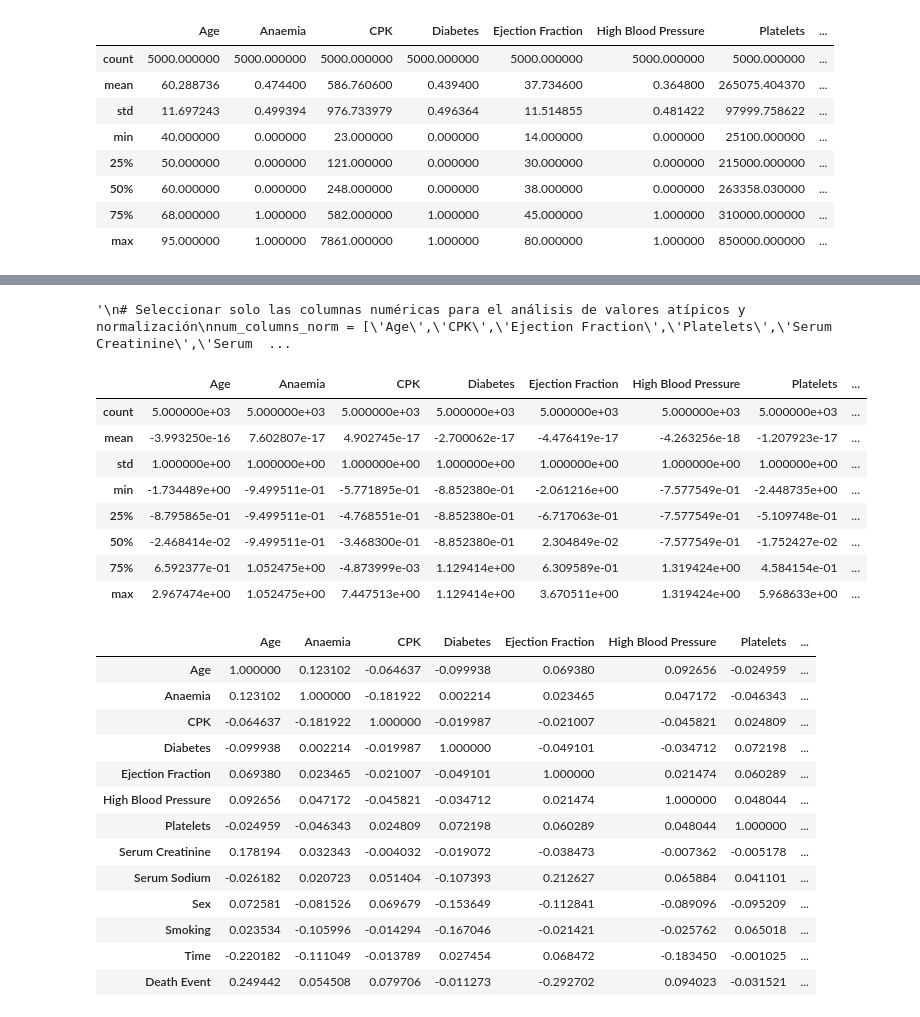
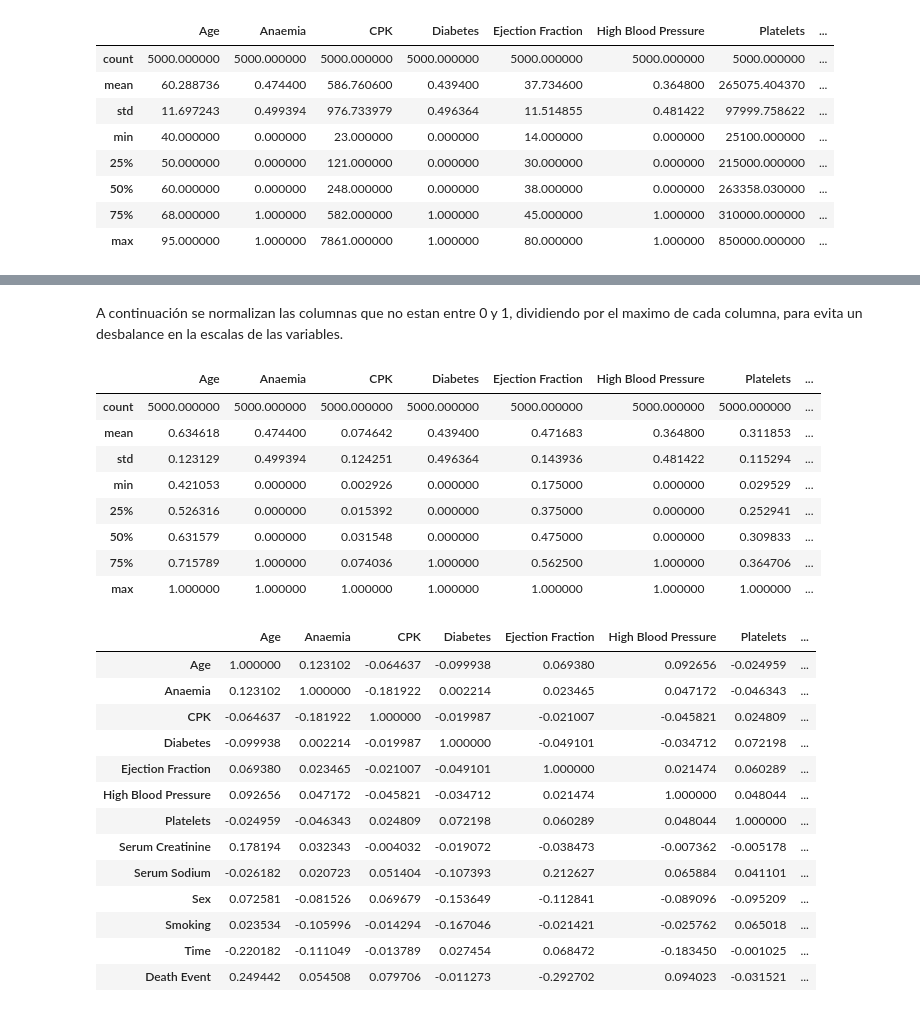
Before and after one commit to AliMarinaa/Tp-Final-Mate-3, a Jupyter notebook: TpFinal.ipynb, the cells around one changed output, grey strips where cells are left out. Drawn from its saved outputs; the diff is of its cells as text; code cells hidden in the pictures.

```diff
--- a/TpFinal.ipynb
+++ b/TpFinal.ipynb
@@ -98,37 +107,19 @@ dtype: float64
-# %%
-'''
-# Seleccionar solo las columnas numéricas para el análisis de valores atípicos y normalización
-num_columns_norm = ['Age','CPK','Ejection Fraction','Platelets','Serum Creatinine','Serum Sodium']
-
-# Calcular la media y la desviación estándar de cada columna numérica seleccionada
-means = df[num_columns_norm].mean()
-stds = df[num_columns_norm].std()
-
-# Normalizar las características numéricas utilizando Z-score normalization
-df_normalized = df.copy()  # Crear una copia del DataFrame original
-
-# Aplicar la normalización Z-score a cada columna numérica seleccionada
-for col in num_columns_norm:
-    df_normalized[col] = (df[col] - means[col]) / stds[col]
-
-# Verificar los datos normalizados
-print("Datos Normalizados:")
-df_normalized.head(10)
-'''
-# %% [output]
-'\n# Seleccionar solo las columnas numéricas para el análisis de valores atípicos y normalización\nnum_columns_norm = [\'Age\',\'CPK\',\'Ejection Fraction\',\'Platelets\',\'Serum Creatinine\',\'Serum  ...
-# %%
-df_stats = df.describe().T
-df_n = (df - df_stats['mean']) / df_stats['std']  # Para normalizar: (valor - promedio) / desv_estandar
-df_n.describe()
-# %% [output]
-|  | Age | Anaemia | CPK | Diabetes | Ejection Fraction | High Blood Pressure | Platelets | ... |
-| count | 5.000000e+03 | 5.000000e+03 | 5.000000e+03 | 5.000000e+03 | 5.000000e+03 | 5.000000e+03 | 5.000000e+03 | ... |
-| mean | -3.993250e-16 | 7.602807e-17 | 4.902745e-17 | -2.700062e-17 | -4.476419e-17 | -4.263256e-18 | -1.207923e-17 | ... |
-| std | 1.000000e+00 | 1.000000e+00 | 1.000000e+00 | 1.000000e+00 | 1.000000e+00 | 1.000000e+00 | 1.000000e+00 | ... |
-| min | -1.734489e+00 | -9.499511e-01 | -5.771895e-01 | -8.852380e-01 | -2.061216e+00 | -7.577549e-01 | -2.448735e+00 | ... |
-| 25% | -8.795865e-01 | -9.499511e-01 | -4.768551e-01 | -8.852380e-01 | -6.717063e-01 | -7.577549e-01 | -5.109748e-01 | ... |
-| 50% | -2.468414e-02 | -9.499511e-01 | -3.468300e-01 | -8.852380e-01 | 2.304849e-02 | -7.577549e-01 | -1.752427e-02 | ... |
-| 75% | 6.592377e-01 | 1.052475e+00 | -4.873999e-03 | 1.129414e+00 | 6.309589e-01 | 1.319424e+00 | 4.584154e-01 | ... |
-| max | 2.967474e+00 | 1.052475e+00 | 7.447513e+00 | 1.129414e+00 | 3.670511e+00 | 1.319424e+00 | 5.968633e+00 | ... |
+# %% [markdown]
+A continuación se normalizan las columnas que no estan entre 0 y 1, dividiendo por el maximo de cada columna, para evita un desbalance en la escalas de las variables.
+# %%
+column= ['Age', 'CPK', 'Ejection Fraction', 'Platelets', 'Serum Creatinine', 'Serum Sodium','Time']
+
+#Estandarizo las etiquetas dividiendo cada columna de estas por el maximo de esa columna para que sean datos entre 0 y 1
+df[column] = df[column] / df[column].max()
+df.describe()
+# %% [output]
+|  | Age | Anaemia | CPK | Diabetes | Ejection Fraction | High Blood Pressure | Platelets | ... |
+| count | 5000.000000 | 5000.000000 | 5000.000000 | 5000.000000 | 5000.000000 | 5000.000000 | 5000.000000 | ... |
+| mean | 0.634618 | 0.474400 | 0.074642 | 0.439400 | 0.471683 | 0.364800 | 0.311853 | ... |
+| std | 0.123129 | 0.499394 | 0.124251 | 0.496364 | 0.143936 | 0.481422 | 0.115294 | ... |
+| min | 0.421053 | 0.000000 | 0.002926 | 0.000000 | 0.175000 | 0.000000 | 0.029529 | ... |
+| 25% | 0.526316 | 0.000000 | 0.015392 | 0.000000 | 0.375000 | 0.000000 | 0.252941 | ... |
+| 50% | 0.631579 | 0.000000 | 0.031548 | 0.000000 | 0.475000 | 0.000000 | 0.309833 | ... |
+| 75% | 0.715789 | 1.000000 | 0.074036 | 1.000000 | 0.562500 | 1.000000 | 0.364706 | ... |
+| max | 1.000000 | 1.000000 | 1.000000 | 1.000000 | 1.000000 | 1.000000 | 1.000000 | ... |
 # %%
```
Also changed, not shown: parts of 15 cells of this notebook.
